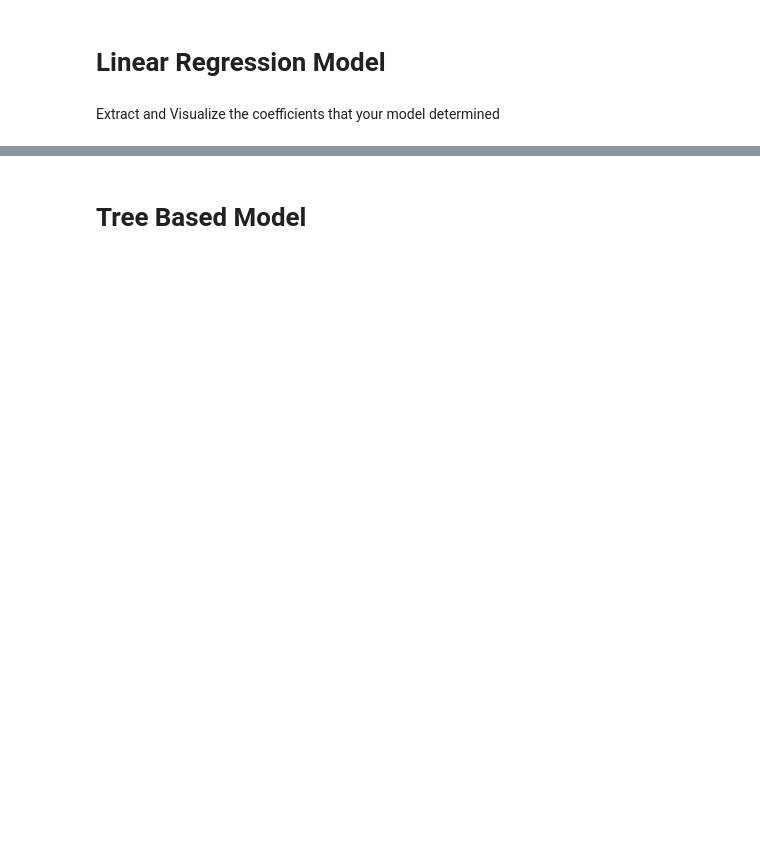
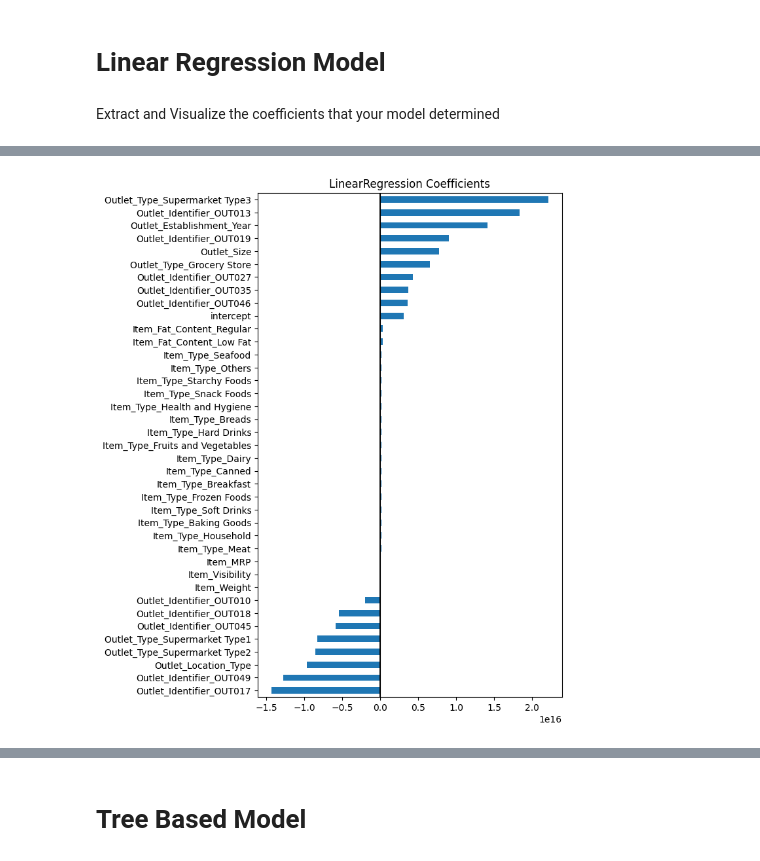
Before and after one commit to Bettylu0608/Prediction-of-Product-Sales, a Jupyter notebook: Prediction_of_Product_Sales_.ipynb, the cells around one changed output, grey strips where cells are left out. Drawn from its saved outputs; the diff is of its cells as text; code cells hidden in the pictures; blank space fills up the shorter version.

```diff
--- a/Prediction_of_Product_Sales_.ipynb
+++ b/Prediction_of_Product_Sales_.ipynb
@@ -1123,7 +1135,7 @@ param_grid = {'max_depth': [1, 2, 3, 4, 5, 6, 7, 8, 9, 10, None],
               'min_samples_split': [2, 3, 4]}
 # %%
 #Instantiate GridSearchCV
-grid_search = GridSearchCV(model, param_grid, n_jobs = -1, verbose = 1)
+grid_search = GridSearchCV(model, param_grid,cv=3, n_jobs = -1, verbose = 1)
 # %%
 # Fit the Gridsearch on the training data
 grid_search.fit(X_train_proc, y_train)
@@ -1227,0 +1216,2 @@ array([-9.05454331e+00, -6.32405532e+00,  9.99610234e+02,  1.41184312e+16,
+# %%
+lin_reg.fit(X_train_proc, y_train)
@@ -1227,0 +1238,4 @@ array([-9.05454331e+00, -6.32405532e+00,  9.99610234e+02,  1.41184312e+16,
+# %%
+# Saving the coefficients as Pandas series
+coeffs = pd.Series(lin_reg.coef_, index= X_train_proc.columns)
+coeffs
@@ -1227,0 +1260,4 @@ array([-9.05454331e+00, -6.32405532e+00,  9.99610234e+02,  1.41184312e+16,
+# %%
+# use .loc to add the intercept to the series
+coeffs.loc['intercept'] = lin_reg.intercept_
+coeffs
@@ -1227,0 +1303,7 @@ array([-9.05454331e+00, -6.32405532e+00,  9.99610234e+02,  1.41184312e+16,
+# %%
+## Plot the coefficients
+ax = coeffs.sort_values().plot(kind='barh',figsize=(6,10))
+ax.axvline(0,color='k')
+ax.set_title('LinearRegression Coefficients');
+# %% [output]
+[figure, added]
```
Also changed, not shown: parts of 38 cells of this notebook.
